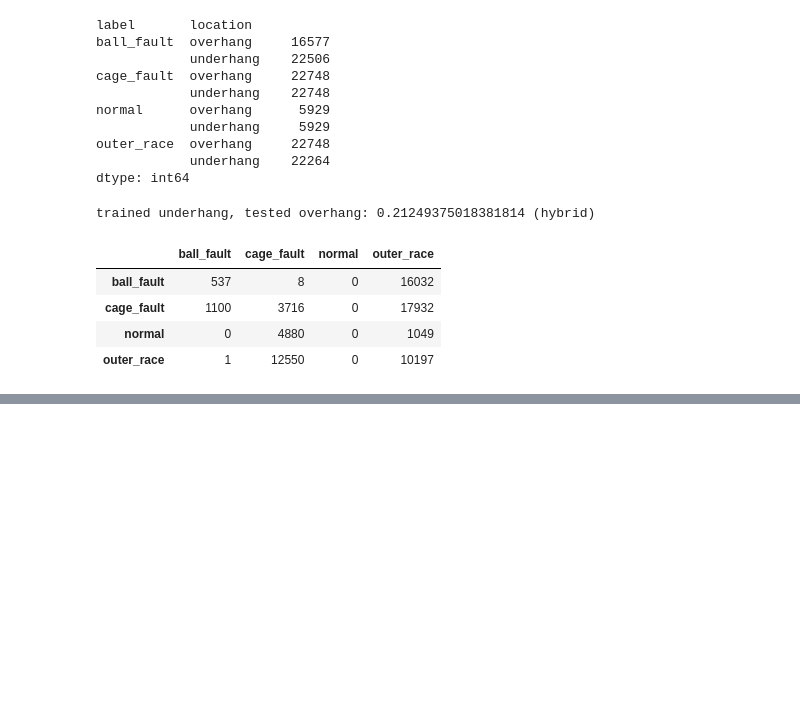
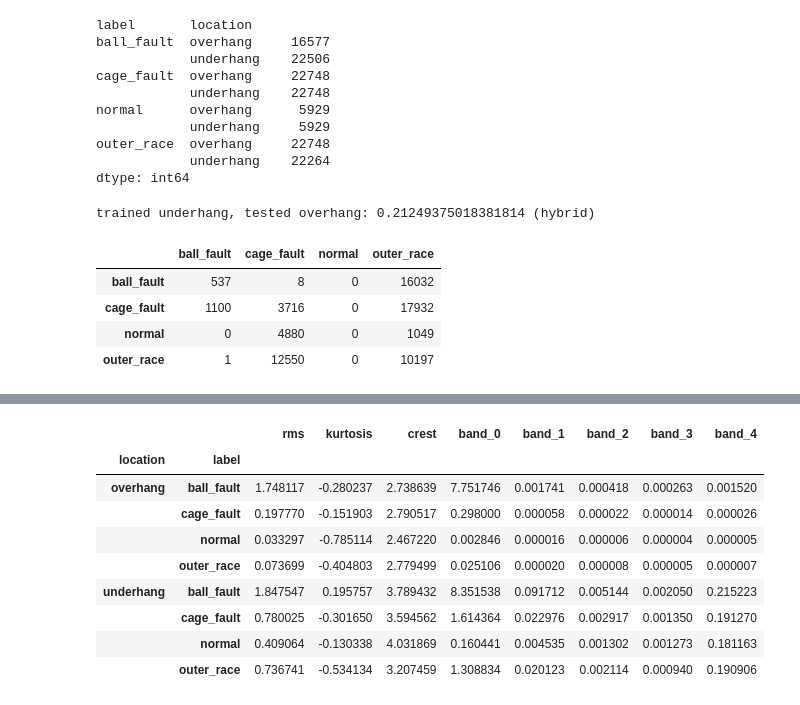
Before and after one commit to yashhorseman/bearing-fault-detection, a Jupyter notebook: notebooks/mafaulda.ipynb, the cells around one changed output, grey strips where cells are left out. Saved outputs shown, nothing was run; the diff lists cells and outputs as text; code cells hidden in the pictures; blank space fills up the shorter version.

```diff
--- a/notebooks/mafaulda.ipynb
+++ b/notebooks/mafaulda.ipynb
@@ -259,0 +315,13 @@ for i in range
+# %%
+feat_df.groupby(["location", "label"])[feat].mean()
+# %% [output]
+|  |  | rms | kurtosis | crest | band_0 | band_1 | band_2 | band_3 | band_4 |
+| location | label |  |  |  |  |  |  |  |  |
+| overhang | ball_fault | 1.748117 | -0.280237 | 2.738639 | 7.751746 | 0.001741 | 0.000418 | 0.000263 | 0.001520 |
+|  | cage_fault | 0.197770 | -0.151903 | 2.790517 | 0.298000 | 0.000058 | 0.000022 | 0.000014 | 0.000026 |
+|  | normal | 0.033297 | -0.785114 | 2.467220 | 0.002846 | 0.000016 | 0.000006 | 0.000004 | 0.000005 |
+|  | outer_race | 0.073699 | -0.404803 | 2.779499 | 0.025106 | 0.000020 | 0.000008 | 0.000005 | 0.000007 |
+| underhang | ball_fault | 1.847547 | 0.195757 | 3.789432 | 8.351538 | 0.091712 | 0.005144 | 0.002050 | 0.215223 |
+|  | cage_fault | 0.780025 | -0.301650 | 3.594562 | 1.614364 | 0.022976 | 0.002917 | 0.001350 | 0.191270 |
+|  | normal | 0.409064 | -0.130338 | 4.031869 | 0.160441 | 0.004535 | 0.001302 | 0.001273 | 0.181163 |
+|  | outer_race | 0.736741 | -0.534134 | 3.207459 | 1.308834 | 0.020123 | 0.002114 | 0.000940 | 0.190906 |
```
Also changed, not shown: parts of 15 cells of this notebook.
